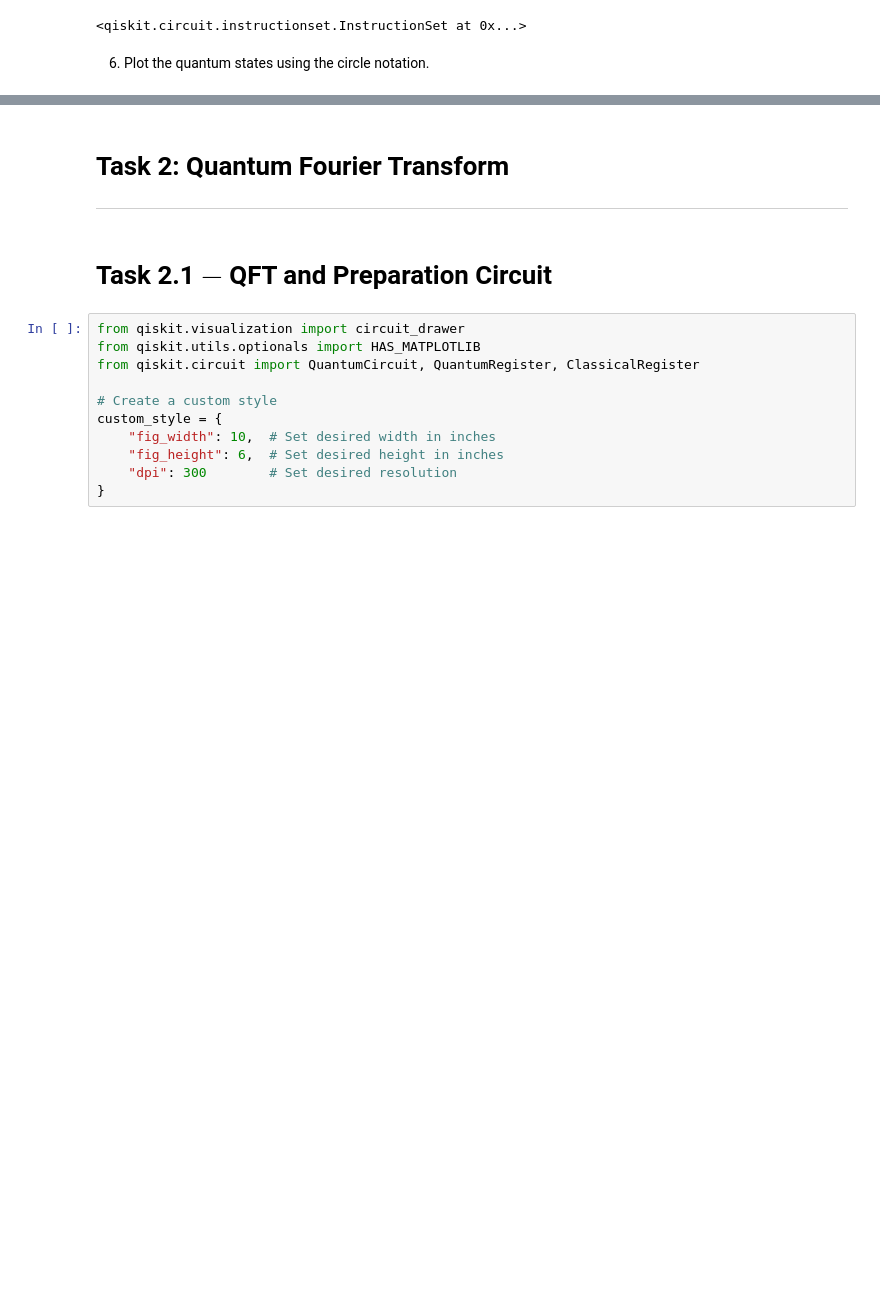
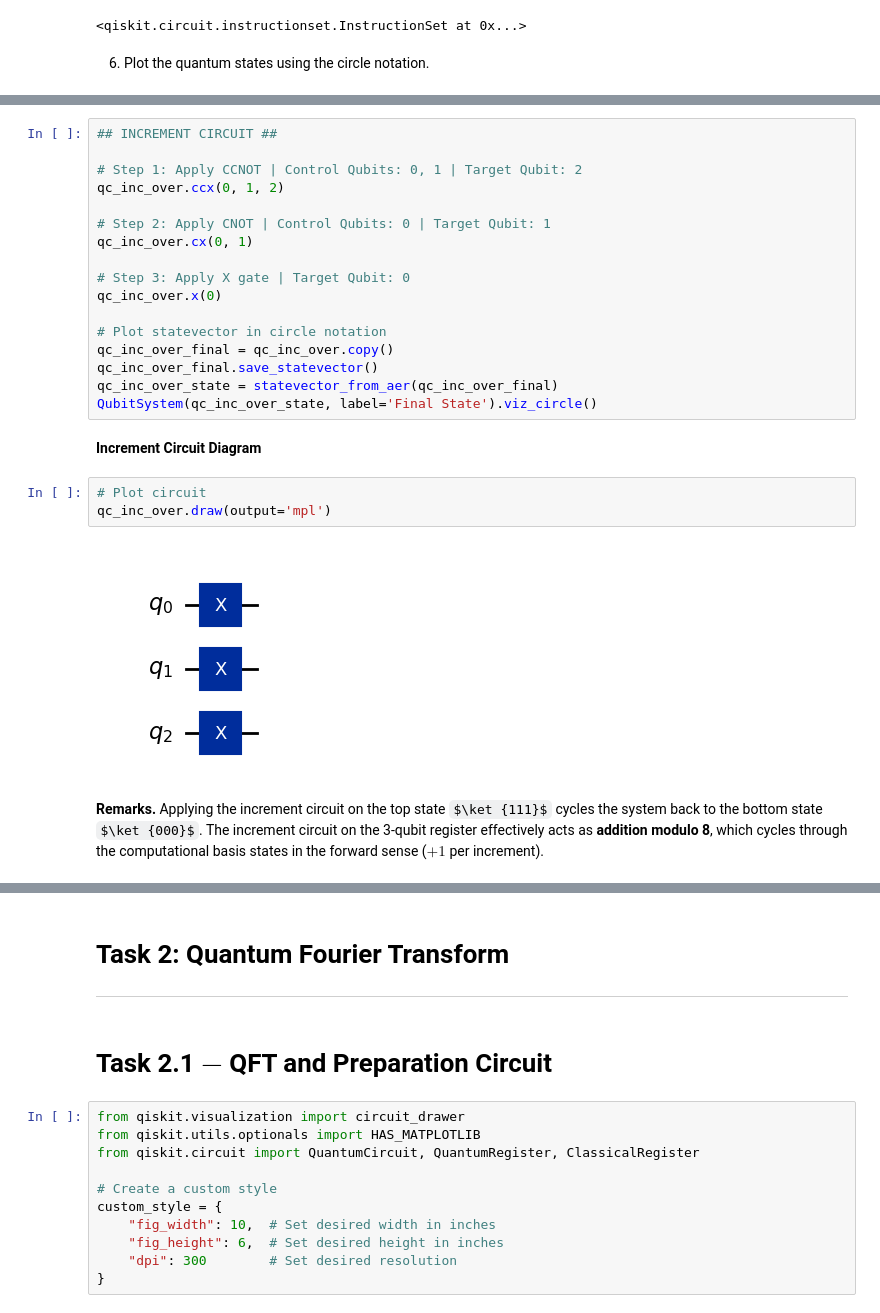
Before and after one commit to ScottMcHaffie/DD2367_Projects, a Jupyter notebook: DD2367_Assignment3.ipynb, the cells around one changed output, grey strips where cells are left out. Drawn from its saved outputs; the diff is of its cells as text; some formulas as TeX source; blank space fills up the shorter version.

```diff
--- a/DD2367_Assignment3.ipynb
+++ b/DD2367_Assignment3.ipynb
@@ -98,0 +135,26 @@ print (np.real(qc_id_state))
+# %%
+## INCREMENT CIRCUIT ##
+
+# Step 1: Apply CCNOT | Control Qubits: 0, 1 | Target Qubit: 2
+qc_inc_over.ccx(0, 1, 2)
+
+# Step 2: Apply CNOT | Control Qubits: 0 | Target Qubit: 1
+qc_inc_over.cx(0, 1)
+
+# Step 3: Apply X gate | Target Qubit: 0
+qc_inc_over.x(0)
+
+# Plot statevector in circle notation
+qc_inc_over_final = qc_inc_over.copy()
+qc_inc_over_final.save_statevector()
+qc_inc_over_state = statevector_from_aer(qc_inc_over_final)
+QubitSystem(qc_inc_over_state, label='Final State').viz_circle()
+# %% [markdown]
+**Increment Circuit Diagram**
+# %%
+# Plot circuit
+qc_inc_over.draw(output='mpl')
+# %% [output]
+[figure, added]
+# %% [markdown]
+**Remarks.** Applying the increment circuit on the top state $\ket {111}$ cycles the system back to the bottom state $\ket {000}$. The increment circuit on the 3-qubit register effectively acts as **addition modulo 8**, which cycles through the computational basis states in the forward sense ($+1$ per increment).
```
Also changed, not shown: parts of 23 cells of this notebook.
